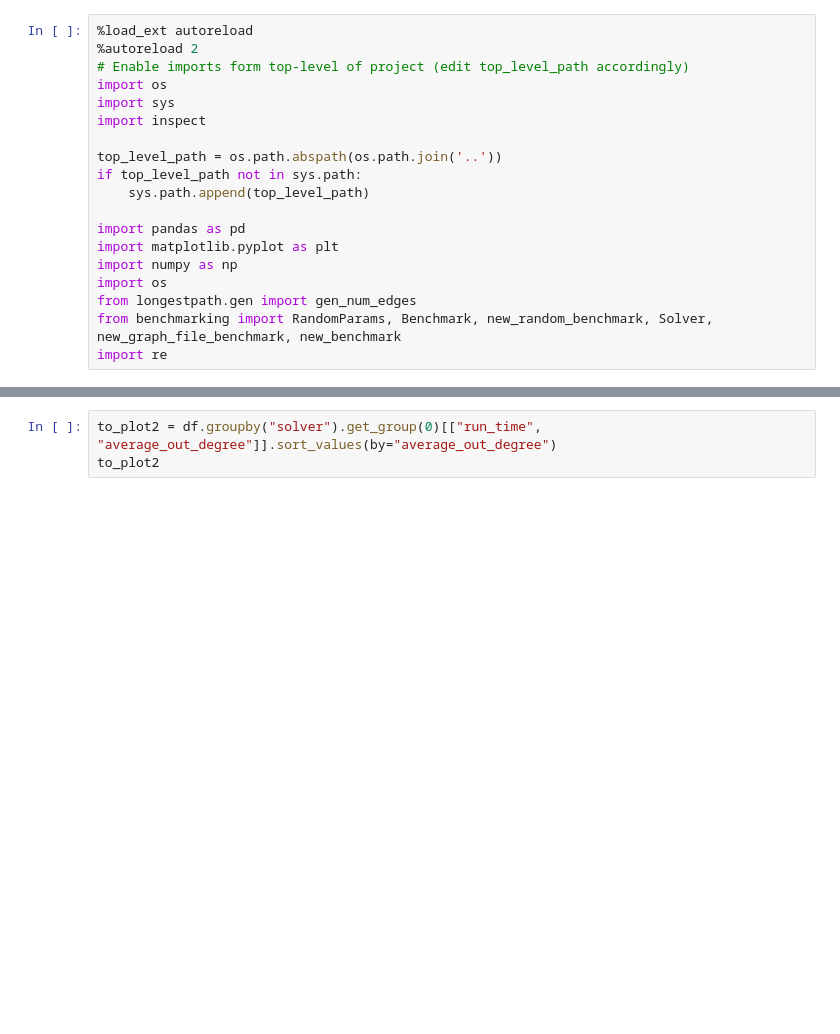
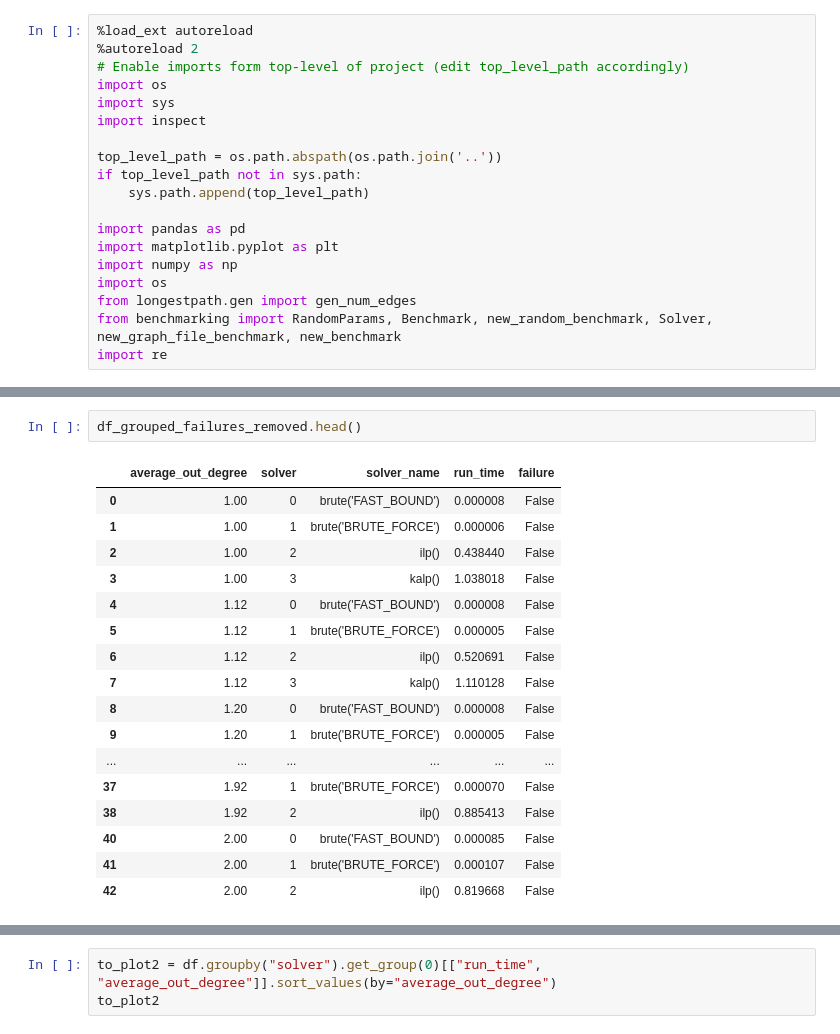
Before and after one commit to blinkybool/LongestPath, a Jupyter notebook: notebooks/benchmarking_specific_degree.ipynb, the cells around one changed output, grey strips where cells are left out. Cells and saved outputs as stored; diff of their text form; blank space fills up the shorter version.

```diff
--- a/notebooks/benchmarking_specific_degree.ipynb
+++ b/notebooks/benchmarking_specific_degree.ipynb
@@ -78,0 +98,20 @@ dtype: object
+# %%
+df_grouped_failures_removed.head()
+# %% [output]
+|  | average_out_degree | solver | solver_name | run_time | failure |
+| 0 | 1.00 | 0 | brute('FAST_BOUND') | 0.000008 | False |
+| 1 | 1.00 | 1 | brute('BRUTE_FORCE') | 0.000006 | False |
+| 2 | 1.00 | 2 | ilp() | 0.438440 | False |
+| 3 | 1.00 | 3 | kalp() | 1.038018 | False |
+| 4 | 1.12 | 0 | brute('FAST_BOUND') | 0.000008 | False |
+| 5 | 1.12 | 1 | brute('BRUTE_FORCE') | 0.000005 | False |
+| 6 | 1.12 | 2 | ilp() | 0.520691 | False |
+| 7 | 1.12 | 3 | kalp() | 1.110128 | False |
+| 8 | 1.20 | 0 | brute('FAST_BOUND') | 0.000008 | False |
+| 9 | 1.20 | 1 | brute('BRUTE_FORCE') | 0.000005 | False |
+| ... | ... | ... | ... | ... | ... |
+| 37 | 1.92 | 1 | brute('BRUTE_FORCE') | 0.000070 | False |
+| 38 | 1.92 | 2 | ilp() | 0.885413 | False |
+| 40 | 2.00 | 0 | brute('FAST_BOUND') | 0.000085 | False |
+| 41 | 2.00 | 1 | brute('BRUTE_FORCE') | 0.000107 | False |
+| 42 | 2.00 | 2 | ilp() | 0.819668 | False |
```
Also changed, not shown: parts of 9 cells of this notebook, 3 other files.
